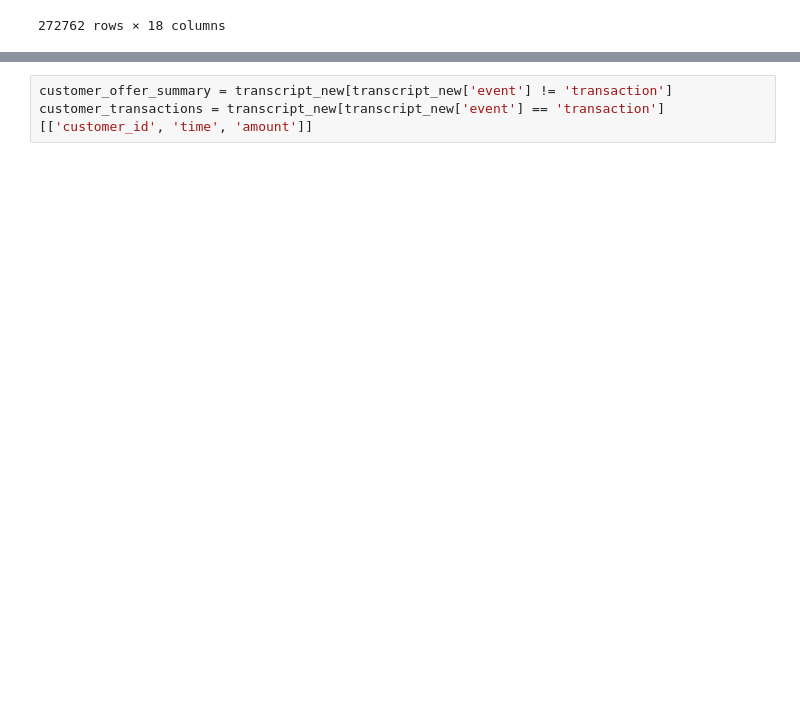
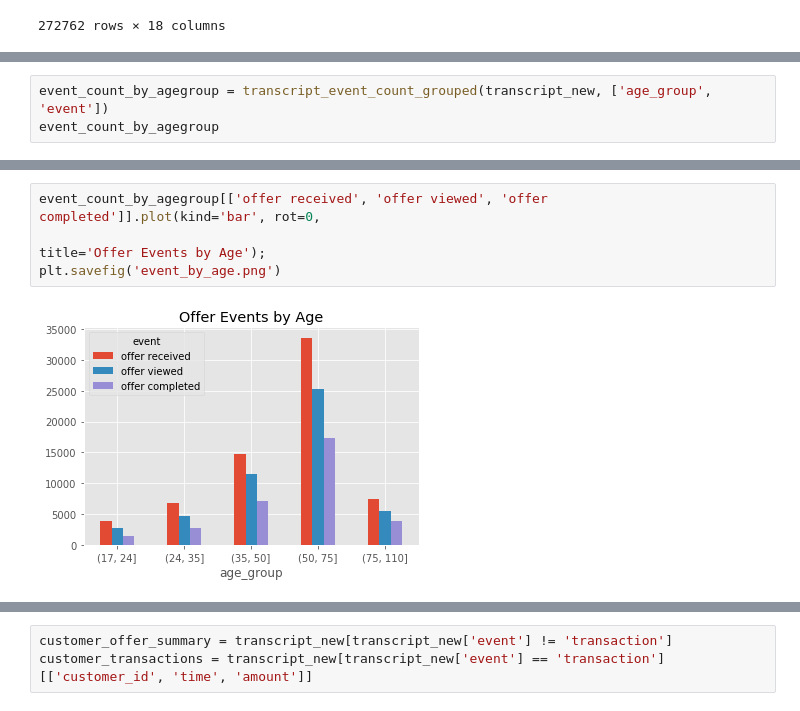
Before and after one commit to ajgiust/Optimize-Starbucks-App-Offers, a Jupyter notebook: Starbucks_Capstone_notebook.ipynb, the cells around one changed output, grey strips where cells are left out. Drawn from its saved outputs; the diff is of its cells as text; blank space fills up the shorter version.

```diff
--- a/Starbucks_Capstone_notebook.ipynb
+++ b/Starbucks_Capstone_notebook.ipynb
@@ -629,0 +662,3 @@ len(customer_id_list)
+# %%
+event_count_by_agegroup = transcript_event_count_grouped(transcript_new, ['age_group', 'event'])
+event_count_by_agegroup
@@ -629,0 +673,6 @@ len(customer_id_list)
+# %%
+event_count_by_agegroup[['offer received', 'offer viewed', 'offer completed']].plot(kind='bar', rot=0,
+                                                                                   title='Offer Events by Age');
+plt.savefig('event_by_age.png')
+# %% [output]
+[figure, added]
```
Also changed, not shown: parts of 50 cells of this notebook, 4 other files.
